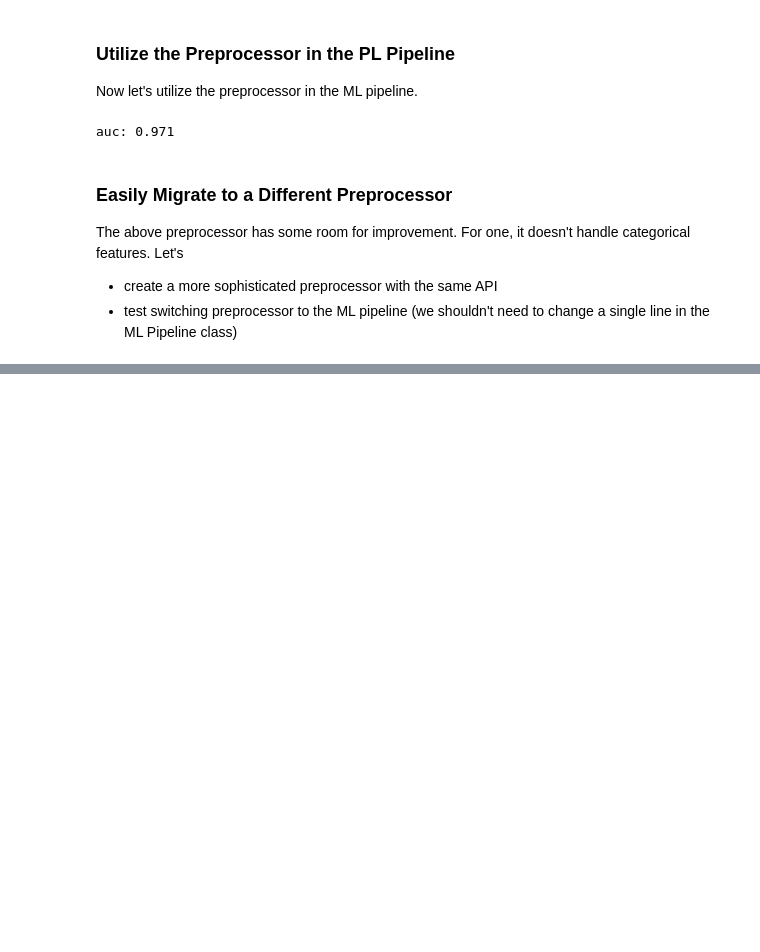
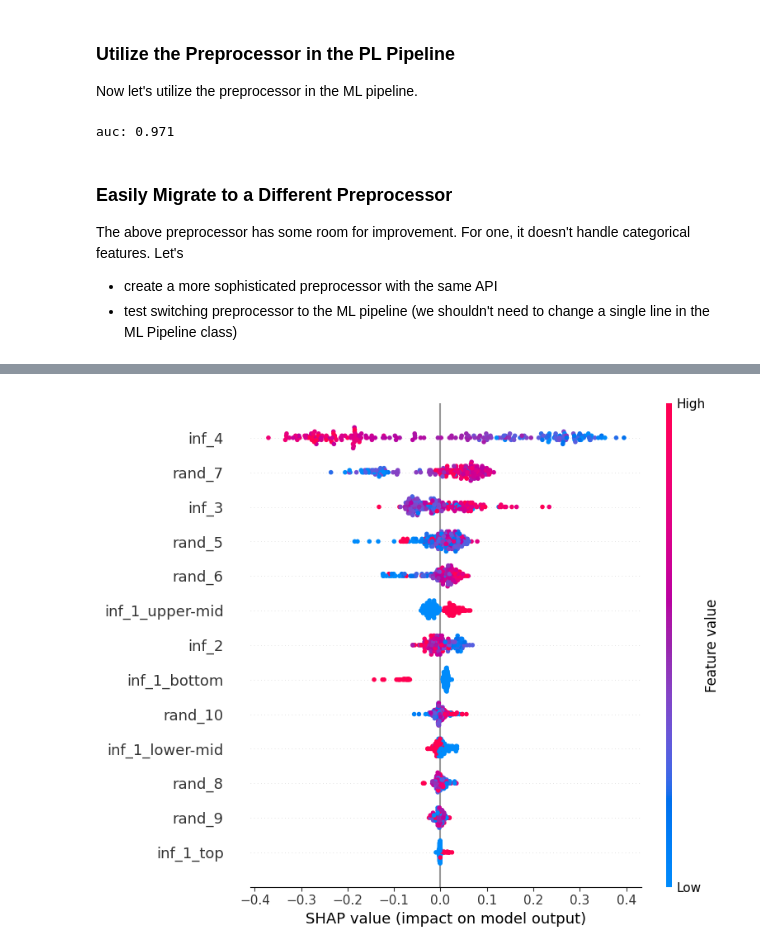
Before and after one commit to MenaWANG/mlflow-demo, a Jupyter notebook: pyfunc_pipeline.ipynb, the cells around one changed output, grey strips where cells are left out. Drawn from its saved outputs; the diff is of its cells as text; code cells hidden in the pictures; blank space fills up the shorter version.

```diff
--- a/pyfunc_pipeline.ipynb
+++ b/pyfunc_pipeline.ipynb
@@ -163,10 +158,7 @@ params = {
     'random_state': 42
 }
 model = lgb.LGBMClassifier(**params, verbose = -1)
-ml_pipeline = ML_PIPELINE(
-    model = model
-)
-
+ml_pipeline = ML_PIPELINE(model = model)
 ml_pipeline.fit(X_train, y_train)
 y_prob = ml_pipeline.predict(context = None, model_input = X_test)
 auc = roc_auc_score(y_test, y_prob)
@@ -484,0 +645,11 @@ create a synthatic dataset with categoricla features and some missing, then test
+# %%
+# This pipeline is algorithm agnostic
+model = RandomForestClassifier()
+ml_pipeline = ML_PIPELINE(
+    model = model,
+    preprocessor=PreProcessor_v2()
+)
+ml_pipeline.fit(X_train, y_train)
+ml_pipeline.explain_model(X_test)
+# %% [output]
+[figure, added]
```
Also changed, not shown: parts of 18 cells of this notebook, 1 other file.
